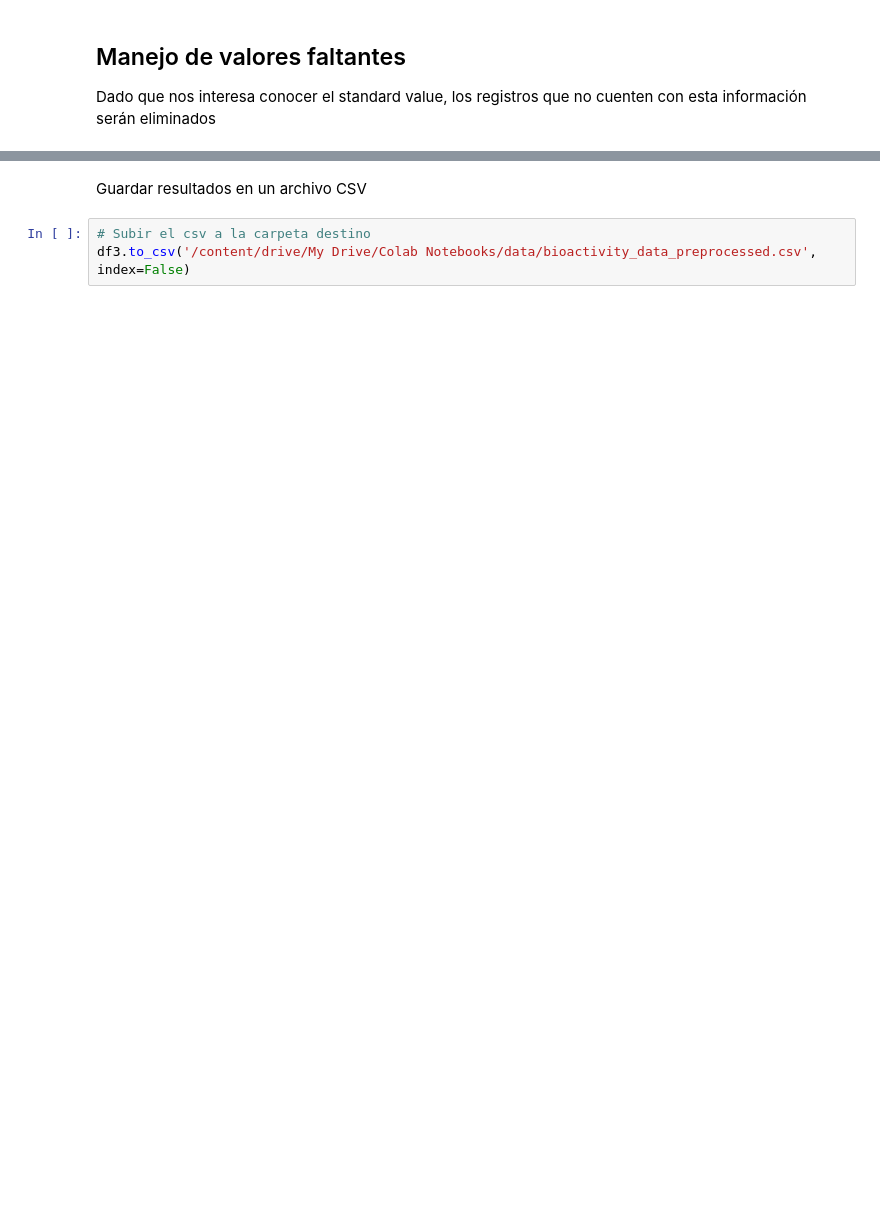
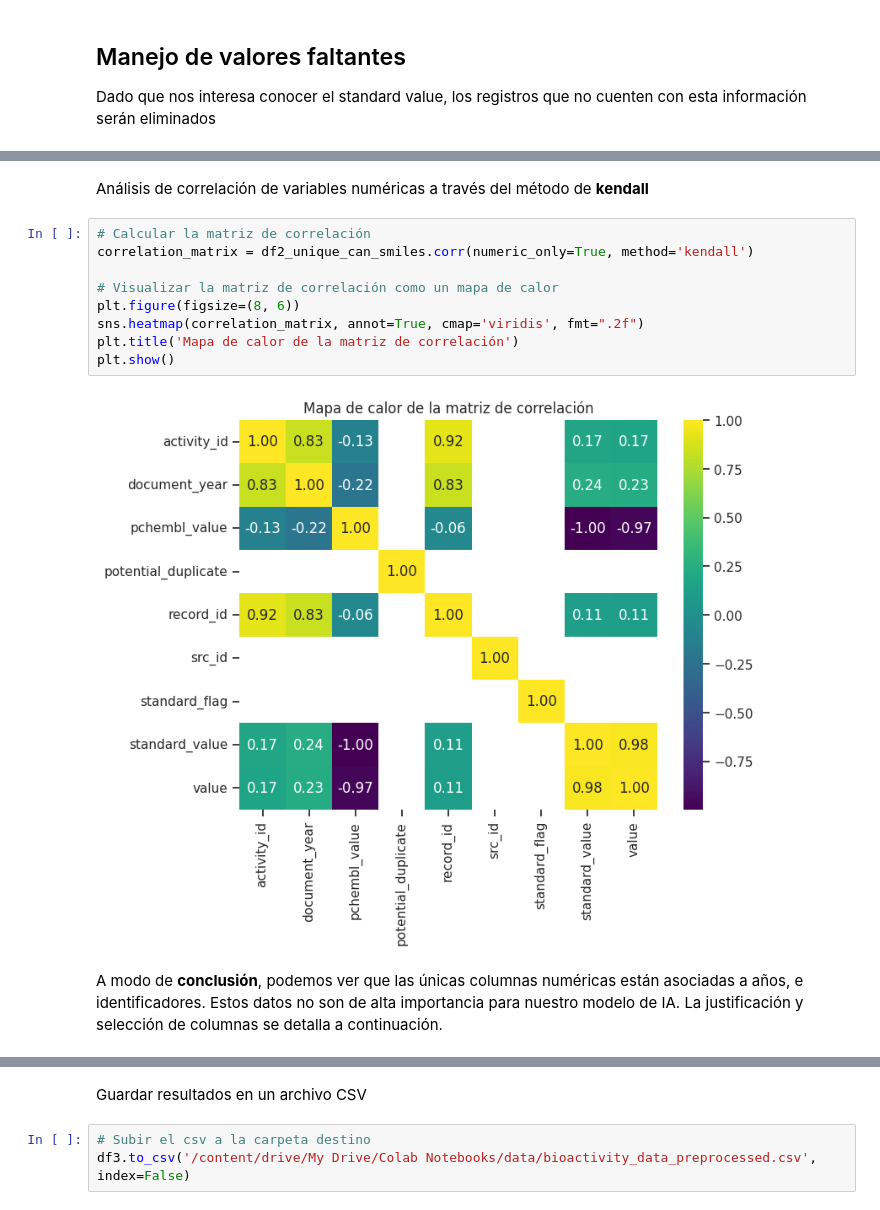
Before and after one commit to rromerov/Proyecto_Integrador, a Jupyter notebook: Avance1/main.ipynb, the cells around one changed output, grey strips where cells are left out. Drawn from its saved outputs; the diff is of its cells as text; blank space fills up the shorter version.

```diff
--- a/Avance1/main.ipynb
+++ b/Avance1/main.ipynb
@@ -205,0 +473,15 @@ df2_unique_can_smiles
+# %% [markdown]
+Análisis de correlación de variables numéricas a través del método de **kendall**
+# %%
+# Calcular la matriz de correlación
+correlation_matrix = df2_unique_can_smiles.corr(numeric_only=True, method='kendall')
+
+# Visualizar la matriz de correlación como un mapa de calor
+plt.figure(figsize=(8, 6))
+sns.heatmap(correlation_matrix, annot=True, cmap='viridis', fmt=".2f")
+plt.title('Mapa de calor de la matriz de correlación')
+plt.show()
+# %% [output]
+[figure, added]
+# %% [markdown]
+A modo de **conclusión**, podemos ver que las únicas columnas numéricas están asociadas a años, e identificadores. Estos datos no son de alta importancia para nuestro modelo de IA. La justificación y selección de columnas se detalla a continuación.
```
Also changed, not shown: parts of 58 cells of this notebook.
